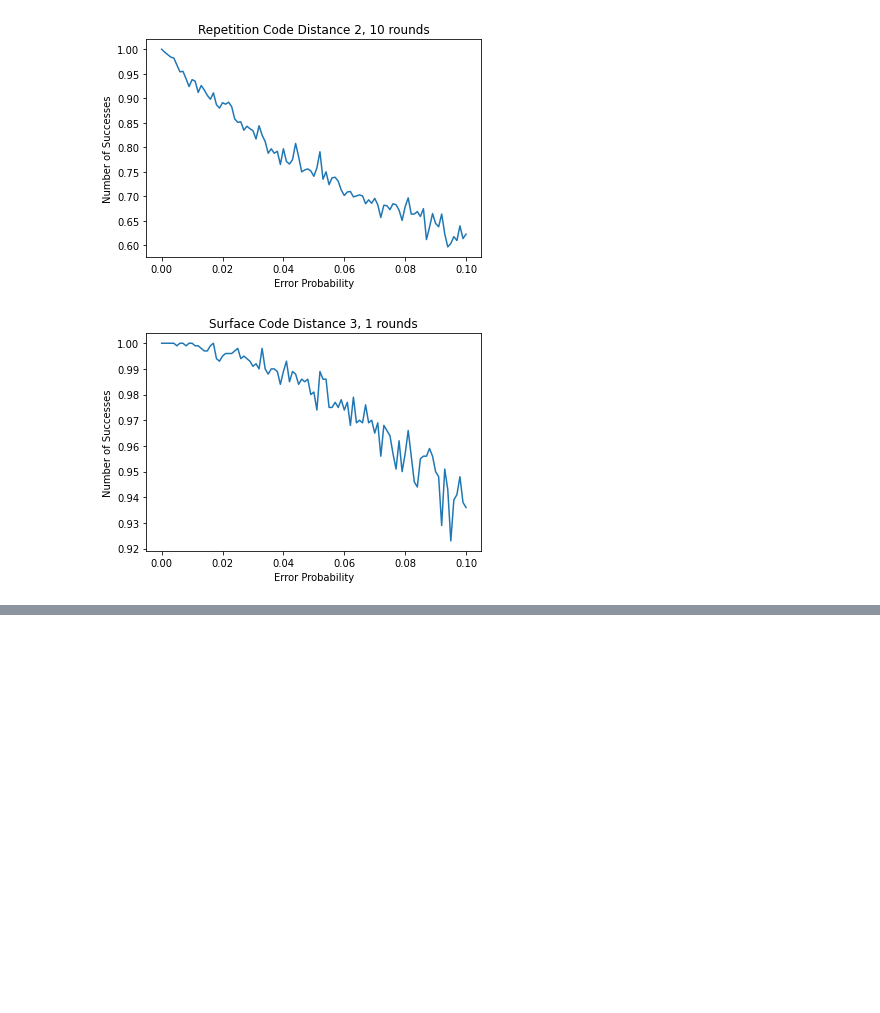
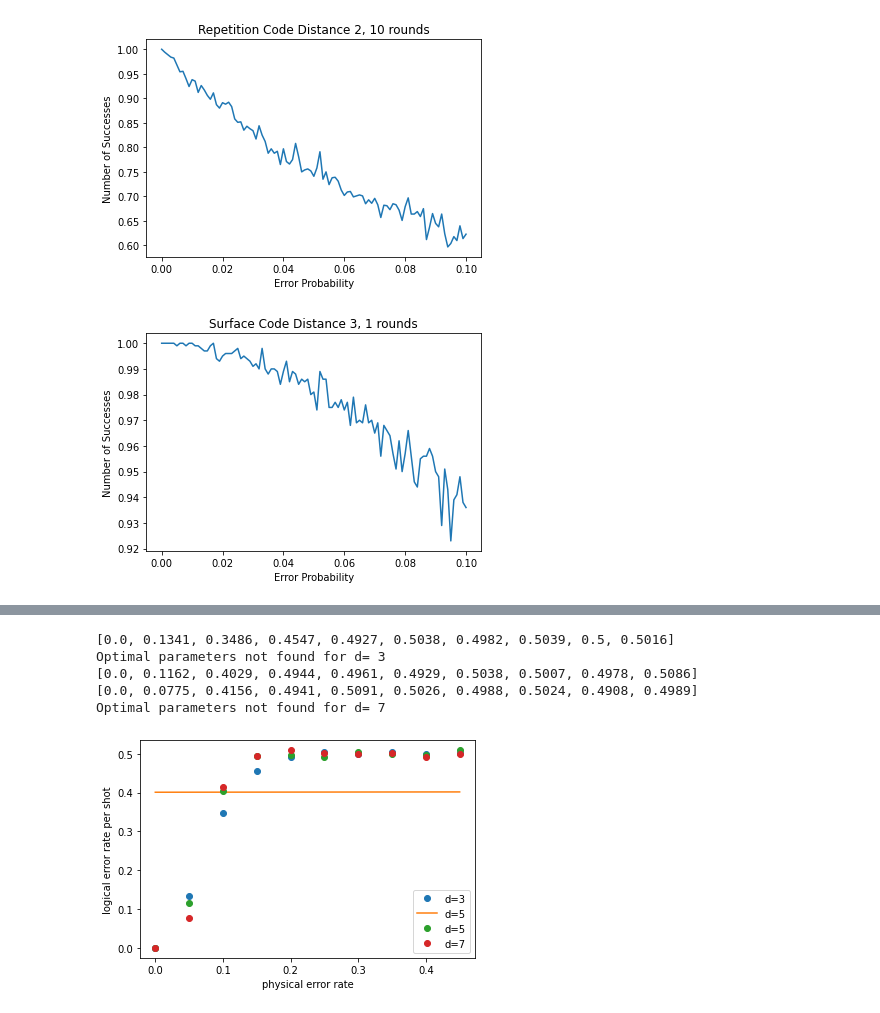
Before and after one commit to daschaich/QEC-Notebooks, a Jupyter notebook: Stim.ipynb, the cells around one changed output, grey strips where cells are left out. Cells and saved outputs as stored; diff of their text form; code cells hidden in the pictures; blank space fills up the shorter version.

```diff
--- a/Stim.ipynb
+++ b/Stim.ipynb
@@ -100,0 +224,53 @@ plt.show()
+# %%
+import numpy as np
+import matplotlib.pyplot as plt
+from scipy.optimize import curve_fit
+import stim
+
+def sigmoid(x, L, x0, k, b):
+    y = L / (1 + np.exp(-k*(x-x0))) + b
+    return y
+
+error_probs = np.arange(0, 0.5, 0.05)
+num_shots = 10_000
+x_and_y_sets = []
+
+for d in [3, 5, 7]:
+    xs = []
+    ys = []
+    for noise in error_probs:
+        circuit = stim.Circuit.generated(
+            "surface_code:rotated_memory_z",
+            rounds=d * 3,
+            distance=d,
+            before_round_data_depolarization=noise)
+        num_errors_sampled = count_logical_errors(circuit, num_shots)
+        x = noise
+        y = num_errors_sampled / num_shots
+        xs.append(x)
+        ys.append(y)
+
+    print(ys)
+    p0 = [max(ys), np.median(xs), 1, min(ys)] # this is a mandatory initial guess
+
+    try:
+        popt, pcov = curve_fit(sigmoid, xs, ys, p0=p0, method='dogbox', maxfev=10000)
+        fit_y = sigmoid(xs, *popt)
+        plt.plot(xs, fit_y, '-', label="d=" + str(d))
+    except RuntimeError:
+        print("Optimal parameters not found for d=", d)
+
+    plt.plot(xs, ys, 'o', label="d=" + str(d))
+
+
+plt.xlabel("physical error rate")
+plt.ylabel("logical error rate per shot")
+plt.legend()
+plt.show()
+# %% [output]
+[0.0, 0.1341, 0.3486, 0.4547, 0.4927, 0.5038, 0.4982, 0.5039, 0.5, 0.5016]
+Optimal parameters not found for d= 3
+[0.0, 0.1162, 0.4029, 0.4944, 0.4961, 0.4929, 0.5038, 0.5007, 0.4978, 0.5086]
+[0.0, 0.0775, 0.4156, 0.4941, 0.5091, 0.5026, 0.4988, 0.5024, 0.4908, 0.4989]
+Optimal parameters not found for d= 7
+[figure, added]
```
Also changed, not shown: parts of 10 cells of this notebook.
